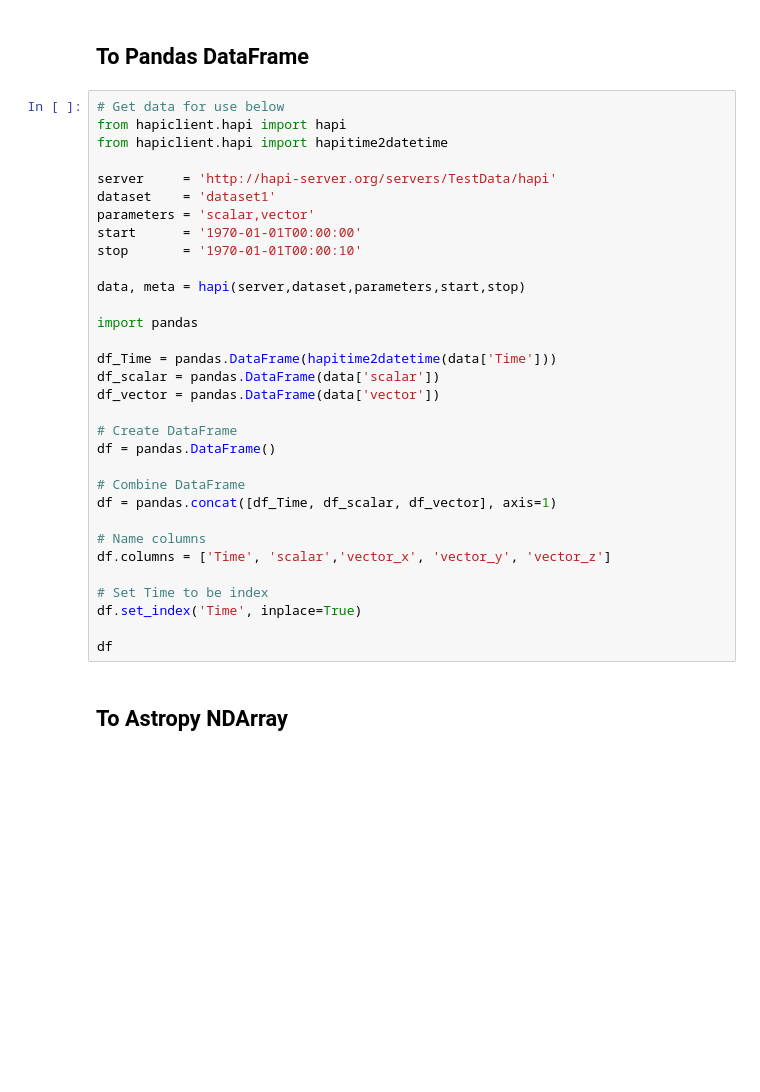
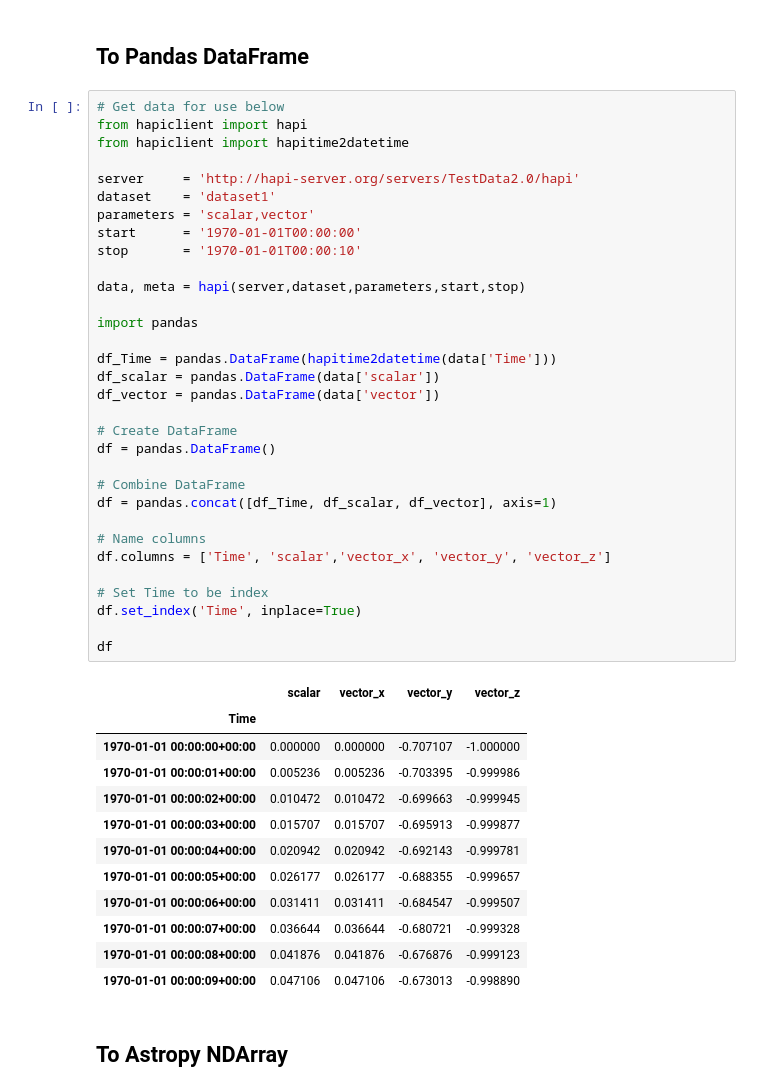
Before and after one commit to hapi-server/client-python-notebooks, a Jupyter notebook: hapi_demo.ipynb, the cells around one changed output. Cells and saved outputs as stored; diff of their text form; blank space fills up the shorter version.

```diff
--- a/hapi_demo.ipynb
+++ b/hapi_demo.ipynb
@@ -484,36 +503,49 @@ data
 ## To Pandas DataFrame
 # %%
 # Get data for use below
-from hapiclient.hapi import hapi
-from hapiclient.hapi import hapitime2datetime
+from hapiclient import hapi
+from hapiclient import hapitime2datetime
 
-server     = 'http://hapi-server.org/servers/TestData/hapi'
+server     = 'http://hapi-server.org/servers/TestData2.0/hapi'
 dataset    = 'dataset1'
 parameters = 'scalar,vector'
 start      = '1970-01-01T00:00:00'
 stop       = '1970-01-01T00:00:10'
 
 data, meta = hapi(server,dataset,parameters,start,stop)
 
 import pandas
 
 df_Time = pandas.DataFrame(hapitime2datetime(data['Time']))
 df_scalar = pandas.DataFrame(data['scalar'])
 df_vector = pandas.DataFrame(data['vector'])
 
 # Create DataFrame
 df = pandas.DataFrame()
 
 # Combine DataFrame
 df = pandas.concat([df_Time, df_scalar, df_vector], axis=1)
 
 # Name columns
 df.columns = ['Time', 'scalar','vector_x', 'vector_y', 'vector_z']
 
 # Set Time to be index
 df.set_index('Time', inplace=True)
 
 df
+# %% [output]
+|  | scalar | vector_x | vector_y | vector_z |
+| Time |  |  |  |  |
+| 1970-01-01 00:00:00+00:00 | 0.000000 | 0.000000 | -0.707107 | -1.000000 |
+| 1970-01-01 00:00:01+00:00 | 0.005236 | 0.005236 | -0.703395 | -0.999986 |
+| 1970-01-01 00:00:02+00:00 | 0.010472 | 0.010472 | -0.699663 | -0.999945 |
+| 1970-01-01 00:00:03+00:00 | 0.015707 | 0.015707 | -0.695913 | -0.999877 |
+| 1970-01-01 00:00:04+00:00 | 0.020942 | 0.020942 | -0.692143 | -0.999781 |
+| 1970-01-01 00:00:05+00:00 | 0.026177 | 0.026177 | -0.688355 | -0.999657 |
+| 1970-01-01 00:00:06+00:00 | 0.031411 | 0.031411 | -0.684547 | -0.999507 |
+| 1970-01-01 00:00:07+00:00 | 0.036644 | 0.036644 | -0.680721 | -0.999328 |
+| 1970-01-01 00:00:08+00:00 | 0.041876 | 0.041876 | -0.676876 | -0.999123 |
+| 1970-01-01 00:00:09+00:00 | 0.047106 | 0.047106 | -0.673013 | -0.998890 |
 # %% [markdown]
 ## To Astropy NDArray
 # %%
```
Also changed, not shown: parts of 27 cells of this notebook, 1 other file.
